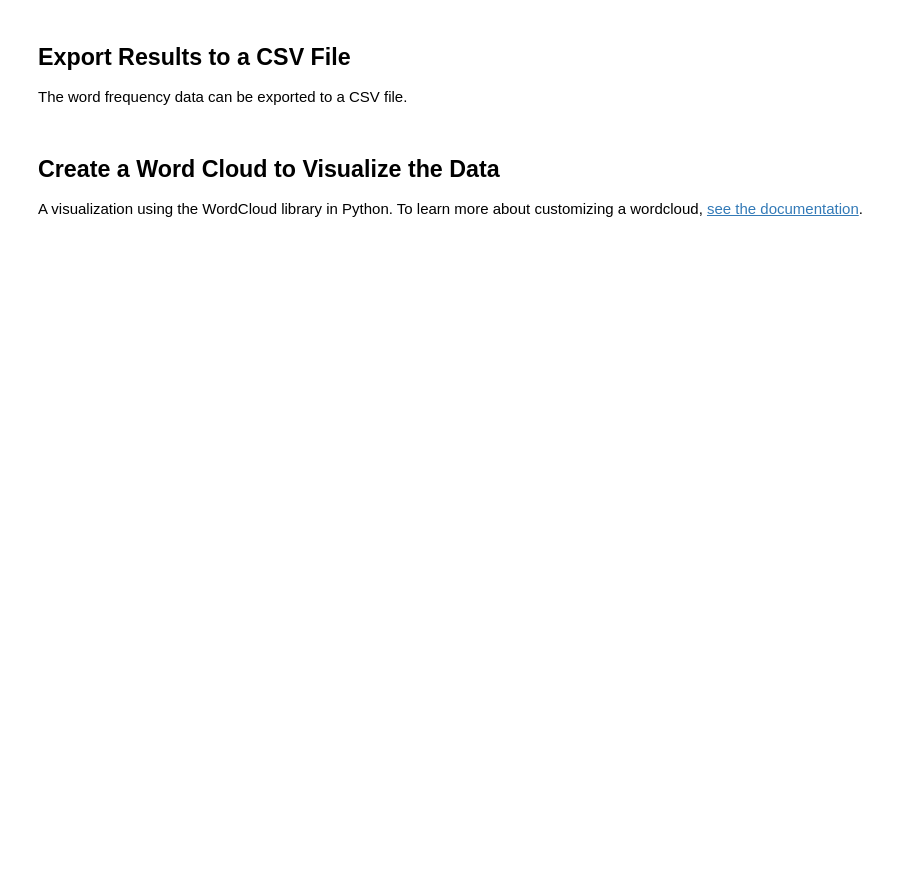
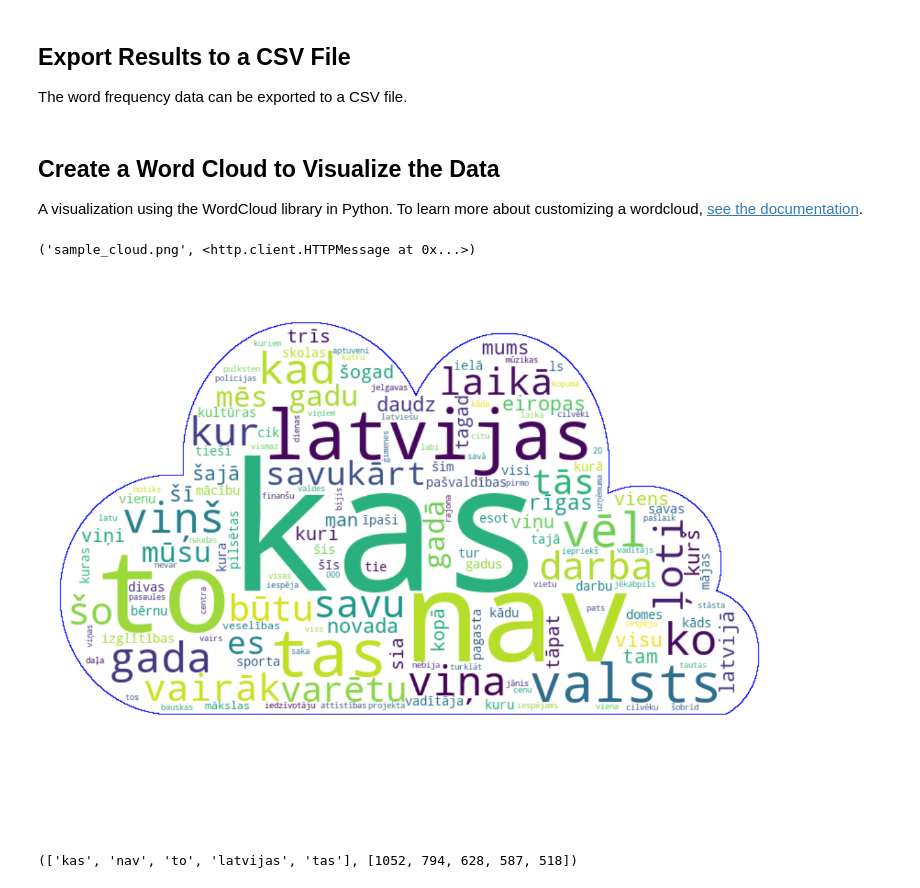
Before and after one commit to ValRCS/BSSDH_22, a Jupyter notebook: notebooks/visualizing-word-frequencies-for-custom-data.ipynb, the cells around one changed output. Cells and saved outputs as stored; diff of their text form; code cells hidden in the pictures; blank space fills up the shorter version.

Commit message:
Updated Tasks for Visualization

```diff
--- a/notebooks/visualizing-word-frequencies-for-custom-data.ipynb
+++ b/notebooks/visualizing-word-frequencies-for-custom-data.ipynb
@@ -111,0 +147,3 @@ for document in constellate.dataset_reader('data/my_data.jsonl.gz'):
+# %%
+tokens = text_lower.split()
+len(tokens)
@@ -111,0 +152,3 @@ for document in constellate.dataset_reader('data/my_data.jsonl.gz'):
+# %%
+words = [token for token in tokens if token.isalnum()]
+len(words)
@@ -111,0 +161,3 @@ for document in constellate.dataset_reader('data/my_data.jsonl.gz'):
+# %%
+words_clean = [word for word in words if word not in stop_words]
+len(words_clean)
@@ -112,3 +166,8 @@ for document in constellate.dataset_reader('data/my_data.jsonl.gz'):
+# %%
+# Gather unigramCounts from documents
+# and apply the processing.
+
+word_frequency = Counter(words_clean)
 # %% [markdown]
 ## Display Results
 Finally, we will display the 20 most common words by using the `.most_common()` method on the `Counter()` object.
@@ -142,32 +219,36 @@ from PIL import Image
 ### Download cloud image for our word cloud shape
 import urllib.request
 download_url = 'https://ithaka-labs.s3.amazonaws.com/static-files/images/tdm/tdmdocs/sample_cloud.png'
-urllib.request.urlretrieve(download_url, './data/sample_cloud.png')
+urllib.request.urlretrieve(download_url, 'sample_cloud.png')
+# %% [output]
+('sample_cloud.png', <http.client.HTTPMessage at 0x...>)
 # %%
 # Create a wordcloud from our data
 
 # Adding a mask shape of a cloud to your word cloud
 # By default, the shape will be a rectangle
 # You can specify any shape you like based on an image file
-cloud_mask = np.array(Image.open('./data/sample_cloud.png')) # Specifies the location of the mask shape
+cloud_mask = np.array(Image.open('sample_cloud.png')) # Specifies the location of the mask shape
 cloud_mask = np.where(cloud_mask > 3, 255, cloud_mask) # this line will take all values greater than 3 and make them 255 (white)
 
 ### Specify word cloud details
 wordcloud = WordCloud(
     width = 800, # Change the pixel width of the image if blurry
     height = 600, # Change the pixel height of the image if blurry
     background_color = "white", # Change the background color
     colormap = 'viridis', # The colors of the words, see https://matplotlib.org/stable/tutorials/colors/colormaps.html
     max_words = 150, # Change the max number of words shown
     min_font_size = 4, # Do not show small text
 
     # Add a shape and outline (known as a mask) to your wordcloud
     contour_color = 'blue', # The outline color of your mask shape
     mask = cloud_mask, #
     contour_width = 1
 ).generate_from_frequencies(word_frequency)
 
 mpl.rcParams['figure.figsize'] = (20,20) # Change the image size displayed
 plt.imshow(wordcloud, interpolation='bilinear')
 plt.axis("off")
 plt.show()
+# %% [output]
+[figure, added]
@@ -173,0 +259,13 @@ plt.show()
+# %%
+# we will need to separate our frequency data into x axis - words
+# y axis will be the frequency
+X = []
+Y = []
+max_count = 100
+for x,y in word_frequency.most_common(max_count):
+    X.append(x)
+    Y.append(y)
+# there are other methods for doing the above but this one is simple
+X[:5],Y[:5]
+# %% [output]
+(['kas', 'nav', 'to', 'latvijas', 'tas'], [1052, 794, 628, 587, 518])
```
Also changed, not shown: parts of 32 cells of this notebook.
